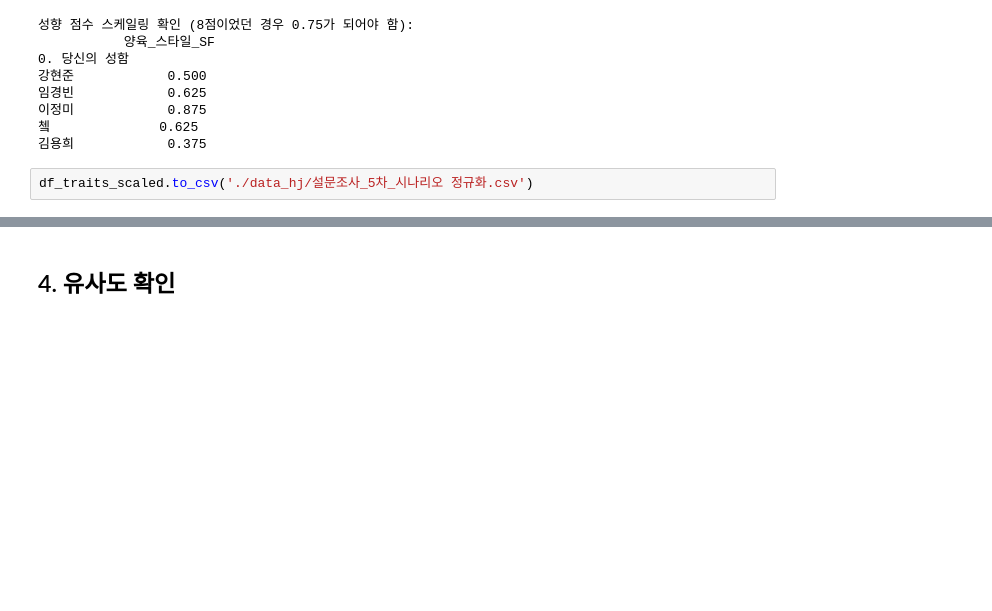
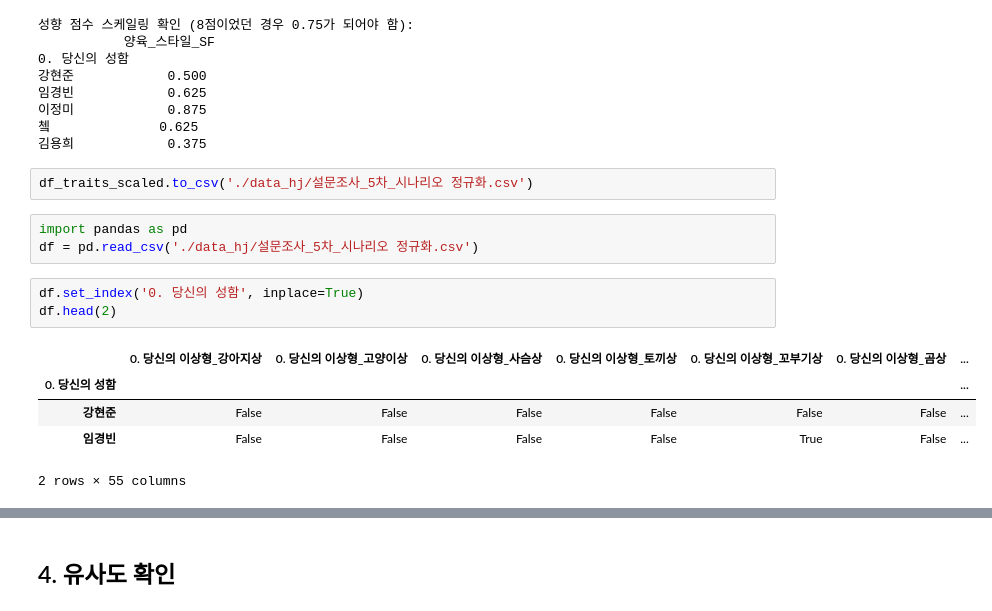
Before and after one commit to Potenup3DeepLearning/gachikium, a Jupyter notebook: 강현준/test.ipynb, the cells around one changed output, grey strips where cells are left out. Cells and saved outputs as stored; diff of their text form; blank space fills up the shorter version.

```diff
--- a/강현준/test.ipynb
+++ b/강현준/test.ipynb
@@ -386,3 +386,15 @@ print(df_traits_scaled[['양육_스타일_SF']].head())
 김용희            0.375
 # %%
 df_traits_scaled.to_csv('./data_hj/설문조사_5차_시나리오 정규화.csv')
+# %%
+import pandas as pd
+df = pd.read_csv('./data_hj/설문조사_5차_시나리오 정규화.csv')
+# %%
+df.set_index('0. 당신의 성함', inplace=True)
+df.head(2)
+# %% [output]
+|  | 0. 당신의 이상형_강아지상 | 0. 당신의 이상형_고양이상 | 0. 당신의 이상형_사슴상 | 0. 당신의 이상형_토끼상 | 0. 당신의 이상형_꼬부기상 | 0. 당신의 이상형_곰상 | ... |
+| 0. 당신의 성함 |  |  |  |  |  |  | ... |
+| 강현준 | False | False | False | False | False | False | ... |
+| 임경빈 | False | False | False | False | True | False | ... |
+2 rows × 55 columns
```
Also changed, not shown: parts of 5 cells of this notebook, 1 other file.
